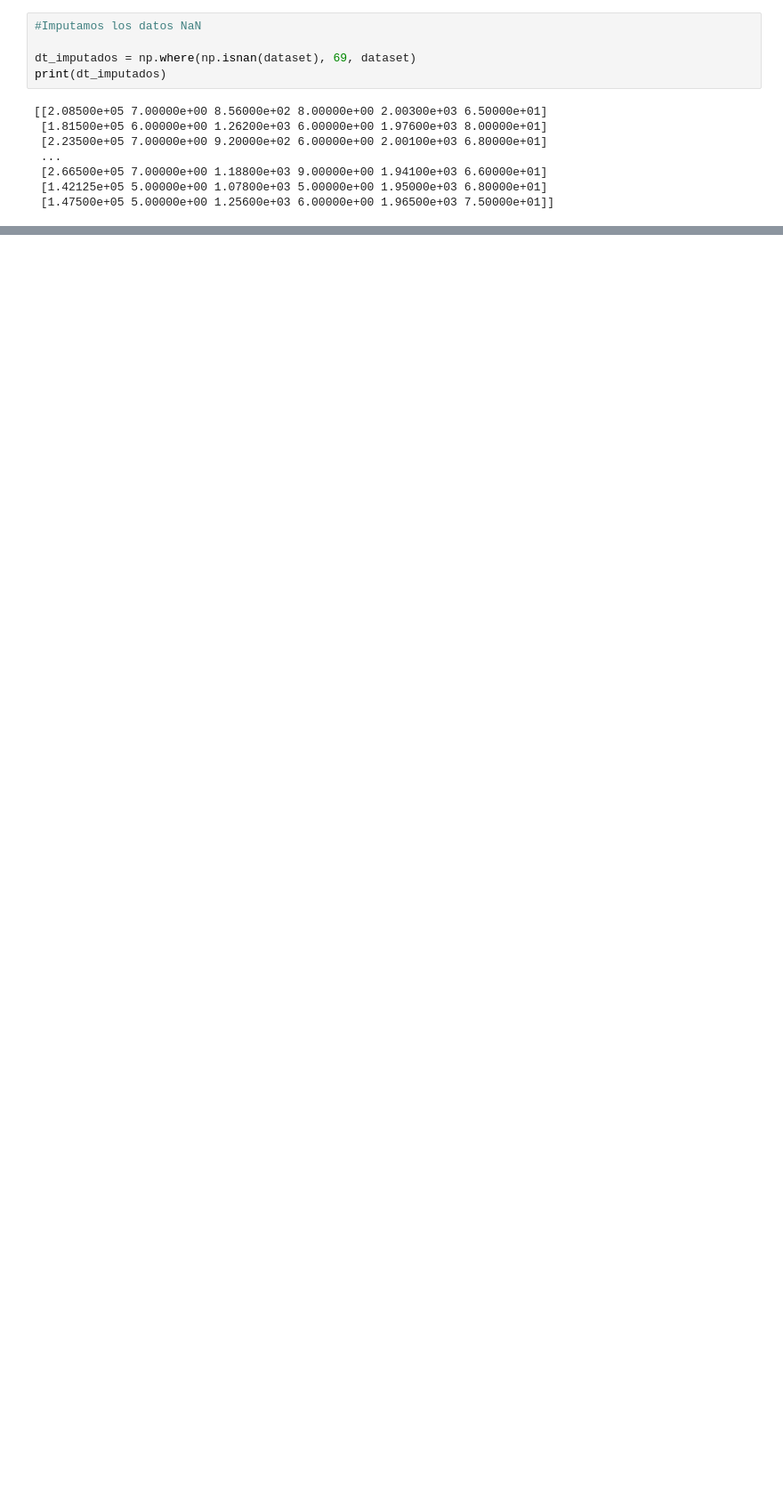
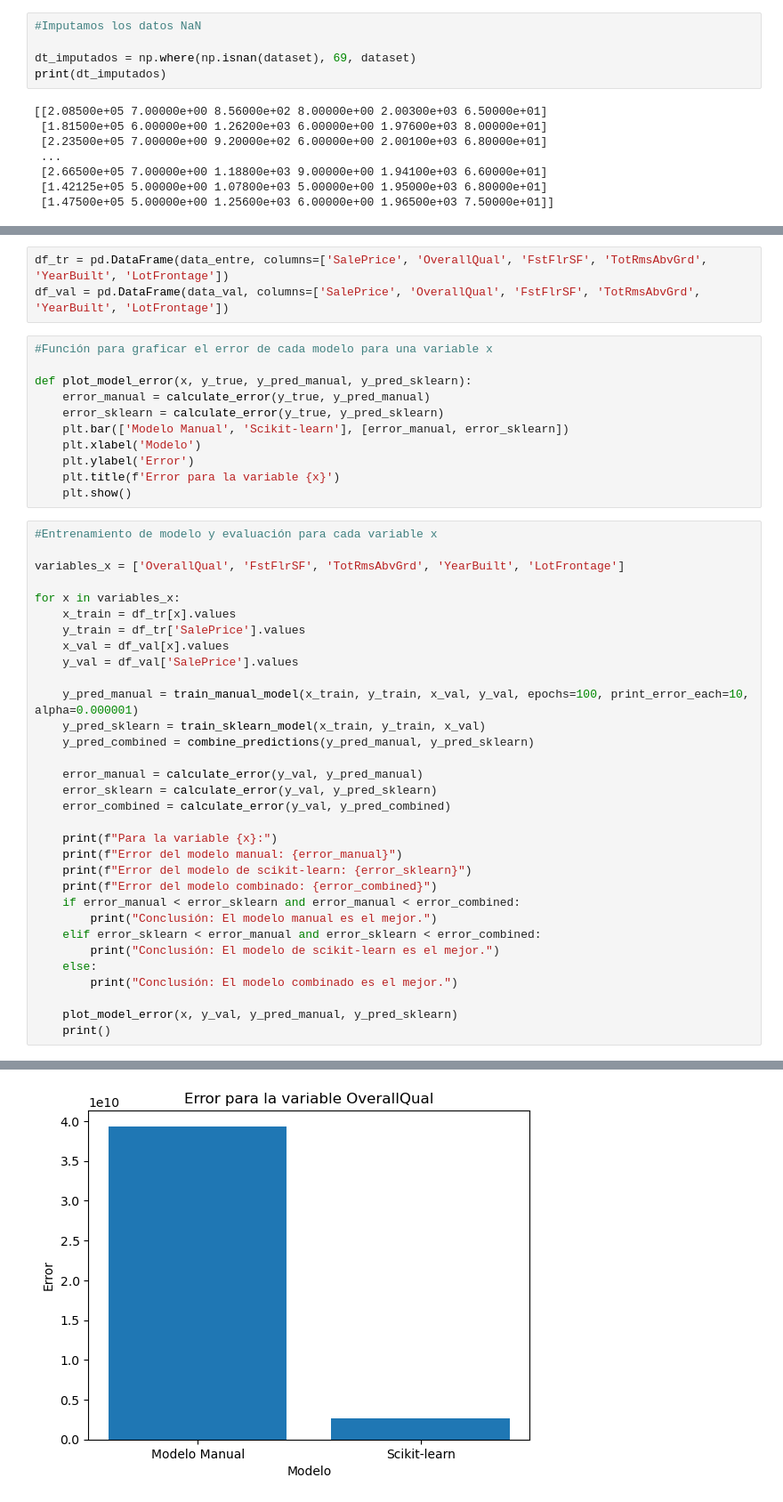
Before and after one commit to dihego2402/ASfifds, a Jupyter notebook: Proyecto.ipynb, the cells around one changed output, grey strips where cells are left out. Shown: that part at 89% size. Drawn from its saved outputs; the diff is of its cells as text; blank space fills up the shorter version.

```diff
--- a/Proyecto.ipynb
+++ b/Proyecto.ipynb
@@ -428,0 +336,47 @@ Iteration 90: Error = 3.0412134993575037
+# %%
+df_tr = pd.DataFrame(data_entre, columns=['SalePrice', 'OverallQual', 'FstFlrSF', 'TotRmsAbvGrd', 'YearBuilt', 'LotFrontage'])
+df_val = pd.DataFrame(data_val, columns=['SalePrice', 'OverallQual', 'FstFlrSF', 'TotRmsAbvGrd', 'YearBuilt', 'LotFrontage'])
+# %%
+#Función para graficar el error de cada modelo para una variable x
+
+def plot_model_error(x, y_true, y_pred_manual, y_pred_sklearn):
+    error_manual = calculate_error(y_true, y_pred_manual)
+    error_sklearn = calculate_error(y_true, y_pred_sklearn)
+    plt.bar(['Modelo Manual', 'Scikit-learn'], [error_manual, error_sklearn])
+    plt.xlabel('Modelo')
+    plt.ylabel('Error')
+    plt.title(f'Error para la variable {x}')
+    plt.show()
+# %%
+#Entrenamiento de modelo y evaluación para cada variable x
+
+variables_x = ['OverallQual', 'FstFlrSF', 'TotRmsAbvGrd', 'YearBuilt', 'LotFrontage']
+
+for x in variables_x:
+    x_train = df_tr[x].values
+    y_train = df_tr['SalePrice'].values
+    x_val = df_val[x].values
+    y_val = df_val['SalePrice'].values
+
+    y_pred_manual = train_manual_model(x_train, y_train, x_val, y_val, epochs=100, print_error_each=10, alpha=0.000001)
+    y_pred_sklearn = train_sklearn_model(x_train, y_train, x_val)
+    y_pred_combined = combine_predictions(y_pred_manual, y_pred_sklearn)
+
+    error_manual = calculate_error(y_val, y_pred_manual)
+    error_sklearn = calculate_error(y_val, y_pred_sklearn)
+    error_combined = calculate_error(y_val, y_pred_combined)
+
+    print(f"Para la variable {x}:")
+    print(f"Error del modelo manual: {error_manual}")
+    print(f"Error del modelo de scikit-learn: {error_sklearn}")
+    print(f"Error del modelo combinado: {error_combined}")
+    if error_manual < error_sklearn and error_manual < error_combined:
+        print("Conclusión: El modelo manual es el mejor.")
+    elif error_sklearn < error_manual and error_sklearn < error_combined:
+        print("Conclusión: El modelo de scikit-learn es el mejor.")
+    else:
+        print("Conclusión: El modelo combinado es el mejor.")
+
+    plot_model_error(x, y_val, y_pred_manual, y_pred_sklearn)
+    print()
+# %% [output]
@@ -428,0 +398 @@ Iteration 90: Error = 3.0412134993575037
+[figure, added]
```
Also changed, not shown: parts of 15 cells of this notebook.
